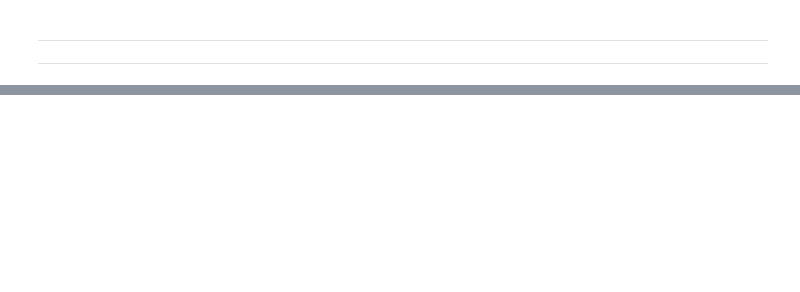
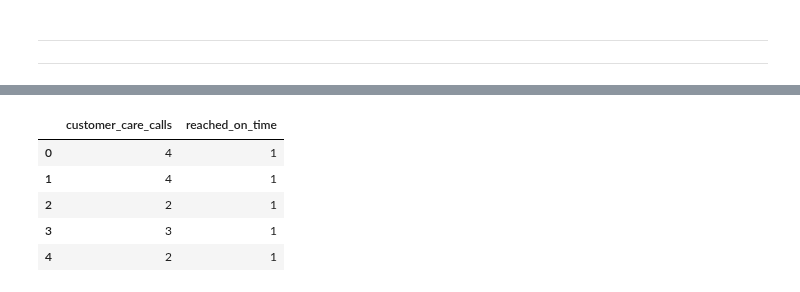
Before and after one commit to rajesh-coventry/Projects, a Jupyter notebook: 02_Data_Visuallization/05_E-Commerce_Shipping/01_Main_Drivers_of_Late_Deliveries.ipynb, the cells around one changed output, grey strips where cells are left out. Saved outputs shown, nothing was run; the diff lists cells and outputs as text; code cells hidden in the pictures; blank space fills up the shorter version.

```diff
--- a/02_Data_Visuallization/05_E-Commerce_Shipping/01_Main_Drivers_of_Late_Deliveries.ipynb
+++ b/02_Data_Visuallization/05_E-Commerce_Shipping/01_Main_Drivers_of_Late_Deliveries.ipynb
@@ -344,0 +353,10 @@ This confirms to same conclusion: There is unusual relation between the `on_time
+# %%
+data6= data[["customer_care_calls", "reached_on_time"]]
+data6.head()
+# %% [output]
+|  | customer_care_calls | reached_on_time |
+| 0 | 4 | 1 |
+| 1 | 4 | 1 |
+| 2 | 2 | 1 |
+| 3 | 3 | 1 |
+| 4 | 2 | 1 |
```
Also changed, not shown: parts of 28 cells of this notebook, 1 other file.
